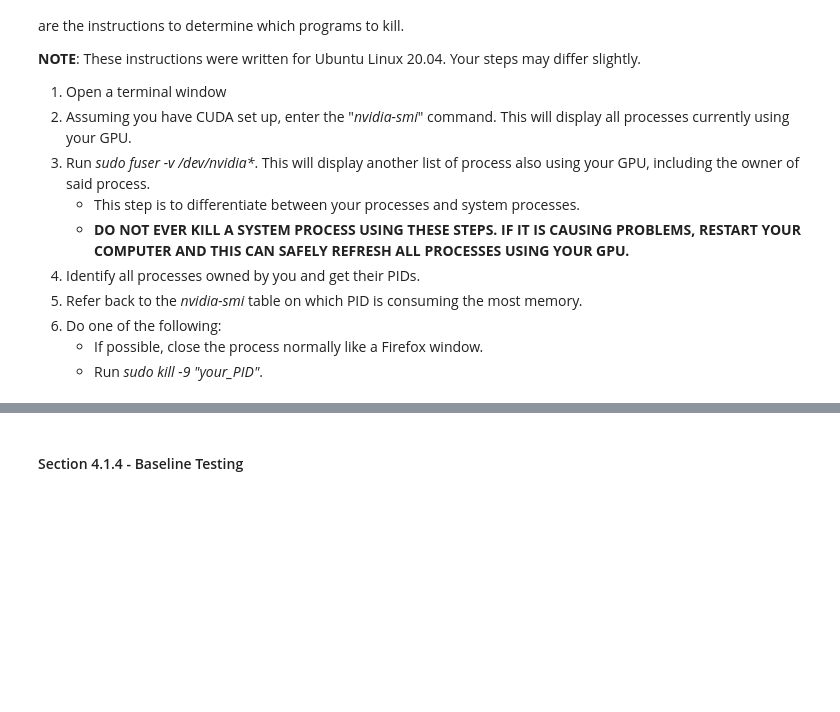
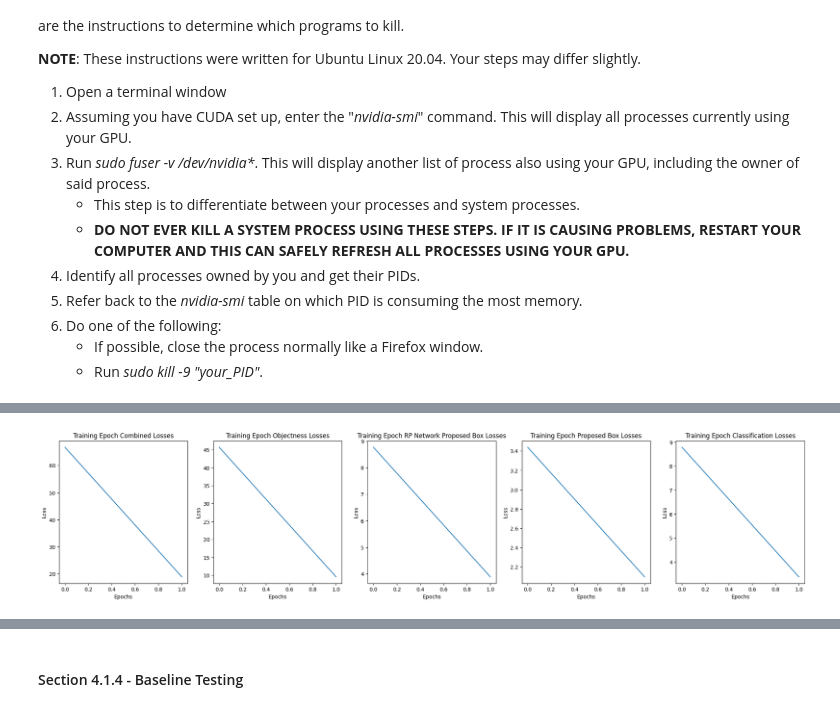
Before and after one commit to jag1799/SeaSARR, a Jupyter notebook: src/frcnn.ipynb, the cells around one changed output, grey strips where cells are left out. Drawn from its saved outputs; the diff is of its cells as text; code cells hidden in the pictures; blank space fills up the shorter version.

Commit message:
Added Yolov8 with training and results graph.  Added Loss plots for FRCNN models.

```diff
--- a/src/frcnn.ipynb
+++ b/src/frcnn.ipynb
@@ -100,7 +115,7 @@ This section is to establish the baseline performance of an unmodified FRCNN mod
 # %%
 # Set up train dataloader
 train_data = torchvision.datasets.wrap_dataset_for_transforms_v2(train_data, target_keys=("boxes", "labels"))
-train_dataloader = torch.utils.data.DataLoader(train_data, batch_size=1, shuffle=False, collate_fn=train_data._packager)
+train_dataloader = torch.utils.data.DataLoader(train_data, batch_size=1, shuffle=True, collate_fn=train_data._packager)
 # %%
 validation_annotations = os.path.join(workspace_builder._data_path, "annotations", "valid_annotations.coco.json")
 validation_images = os.path.join(workspace_builder._data_path, "valid")
@@ -137,4 +157,4 @@ When running training, be advised that you may need to close other programs, com
 # %%
 # Do training and validation
 worker = ModelWorkerFRCNN(optimizer=optimizer, frcnn=frcnn, quiet=False)
-worker.train(train_dataloader, 1, [3736])
+worker.train(train_dataloader, 5, [3736])
@@ -143,0 +200,6 @@ worker.validation(1)
+# %%
+# Plot Baseline training and validation metrics
+worker.plot_losses(True)
+plt.show()
+# %% [output]
+[figure, added]
```
Also changed, not shown: parts of 16 cells of this notebook, 4 other files.
